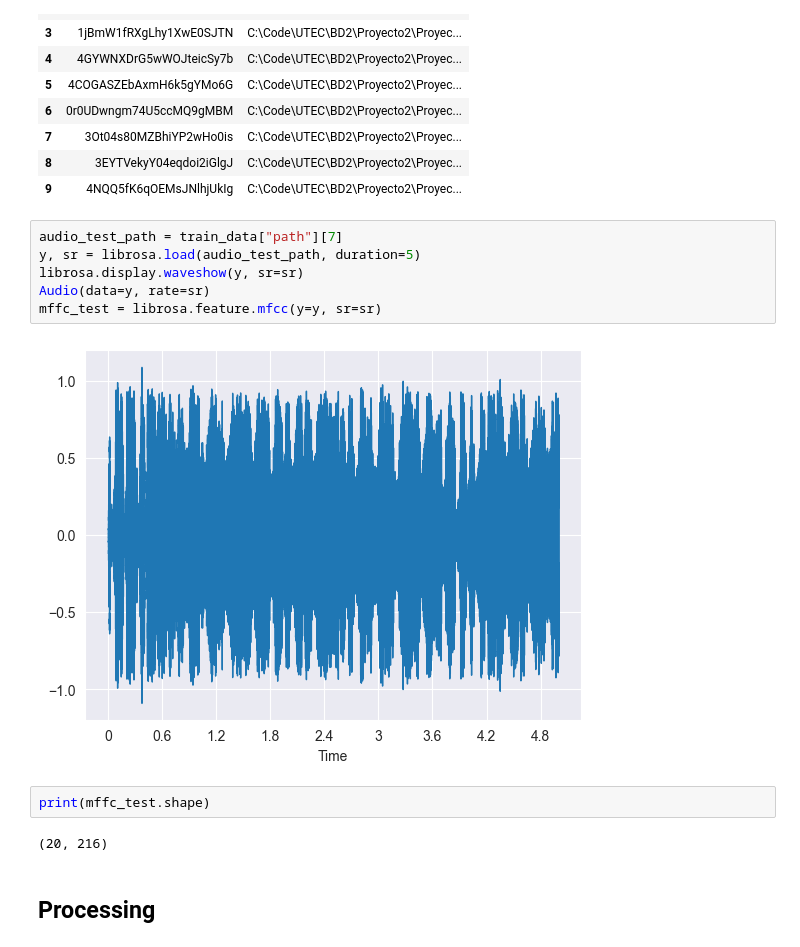
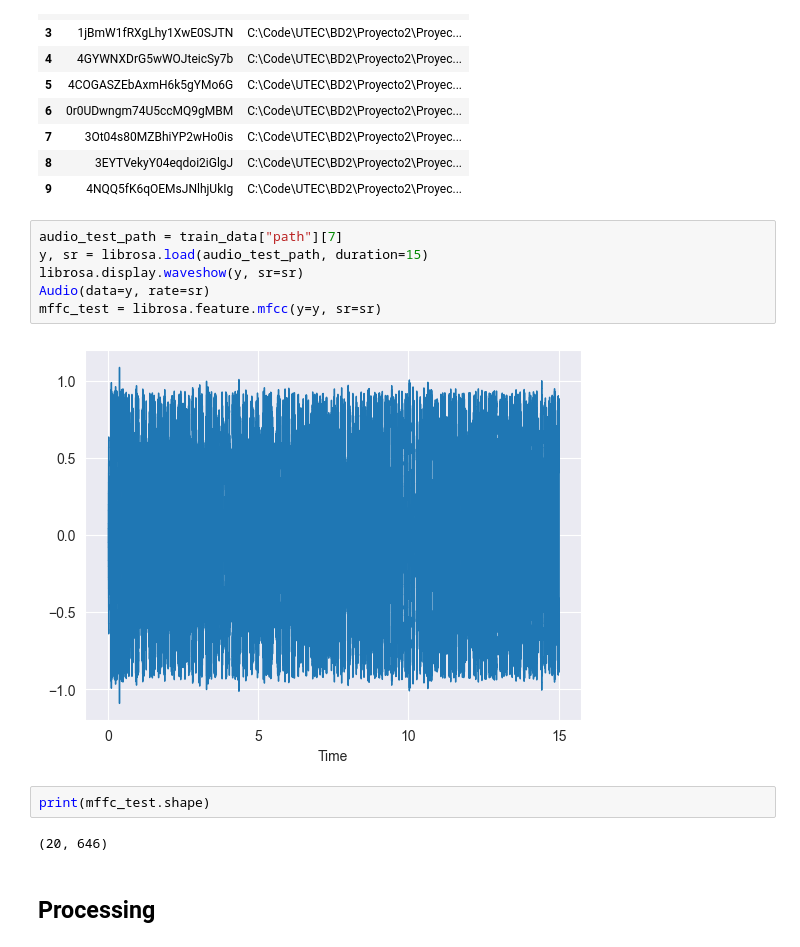
Before and after one commit to MitsuoMurakami/Proyecto_DB2, a Jupyter notebook: Parte3/data_extraction/featureExtraction.ipynb, the cells around one changed output. Saved outputs shown, nothing was run; the diff lists cells and outputs as text.

```diff
--- a/Parte3/data_extraction/featureExtraction.ipynb
+++ b/Parte3/data_extraction/featureExtraction.ipynb
@@ -38,16 +38,16 @@ train_data.head(10)
 | 9 | 4NQQ5fK6qOEMsJNlhjUkIg | C:\Code\UTEC\BD2\Proyecto2\Proyec... |
 # %%
 audio_test_path = train_data["path"][7]
-y, sr = librosa.load(audio_test_path, duration=5)
+y, sr = librosa.load(audio_test_path, duration=15)
 librosa.display.waveshow(y, sr=sr)
 Audio(data=y, rate=sr)
 mffc_test = librosa.feature.mfcc(y=y, sr=sr)
 # %% [output]
-[figure, old version]
+[figure, new version]
 # %%
 print(mffc_test.shape)
 # %% [output]
-(20, 216)
+(20, 646)
 # %% [markdown]
 ## Processing
 # %%
```
Also changed, not shown: parts of 7 cells of this notebook, 20 other files.
